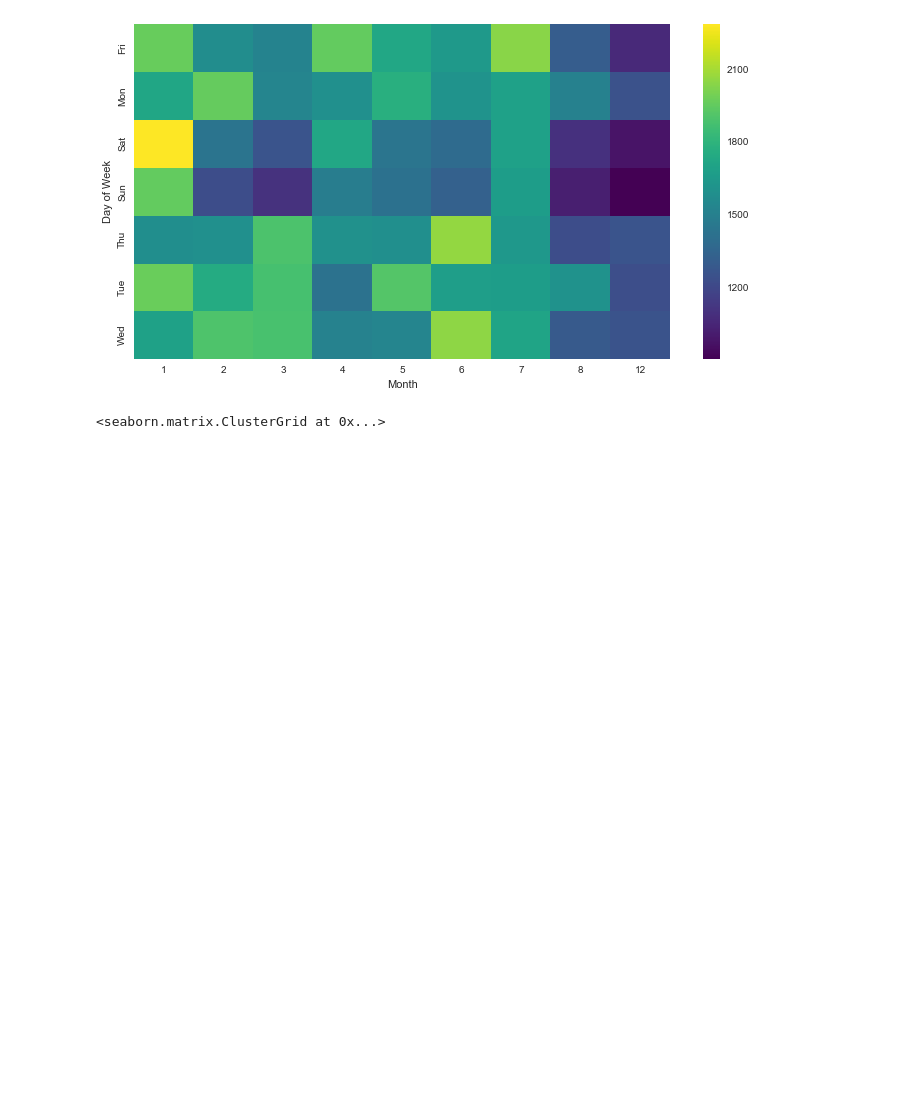
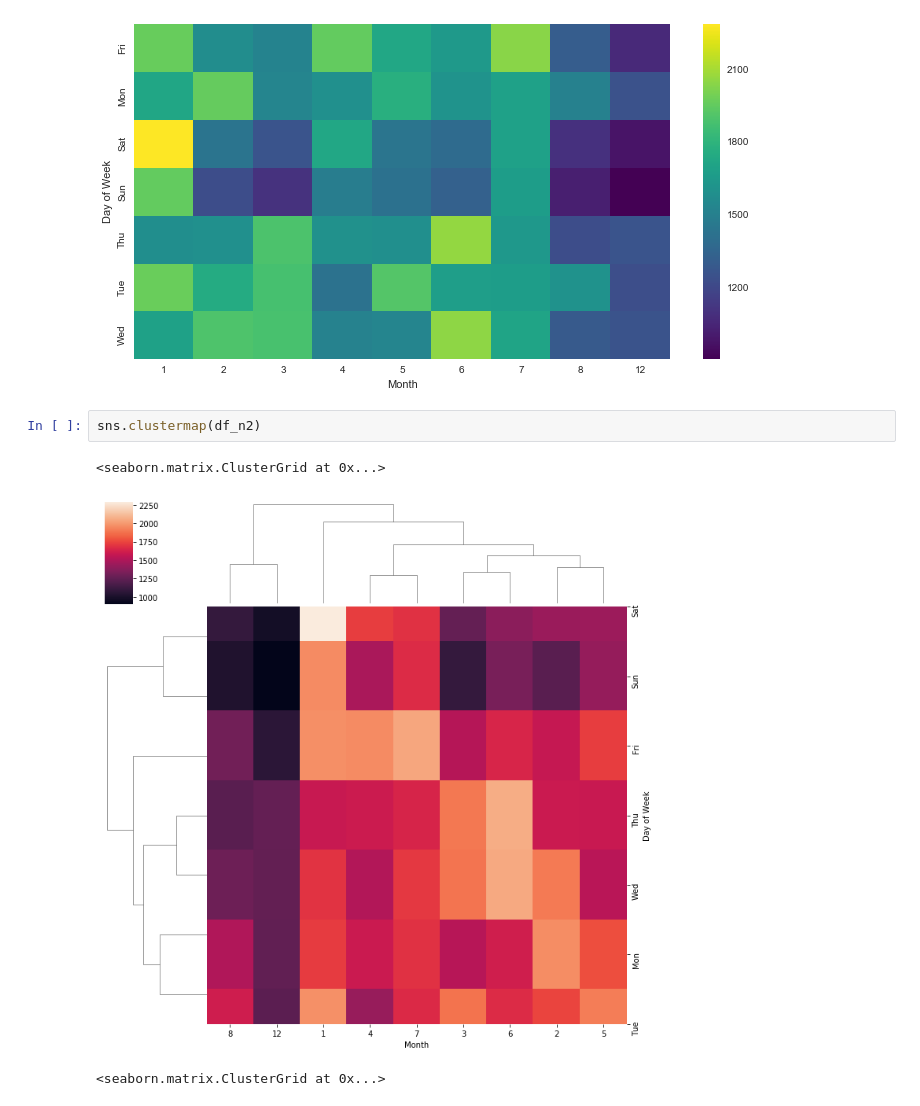
Before and after one commit to evelynchen1229/pandas, a Jupyter notebook: udemy/Refactored_Py_DS_ML_Bootcamp-master/10-Data-Capstone-Projects/01-911 Calls Data Capstone Project.ipynb, the cells around one changed output. Cells and saved outputs as stored; diff of their text form; blank space fills up the shorter version.

```diff
--- a/udemy/Refactored_Py_DS_ML_Bootcamp-master/10-Data-Capstone-Projects/01-911 Calls Data Capstone Project.ipynb
+++ b/udemy/Refactored_Py_DS_ML_Bootcamp-master/10-Data-Capstone-Projects/01-911 Calls Data Capstone Project.ipynb
@@ -369,6 +412,11 @@ ____
 # %% [output]
 <matplotlib.axes._subplots.AxesSubplot at 0x...>
 [figure]
+# %%
+sns.clustermap(df_n2)
+# %% [output]
+<seaborn.matrix.ClusterGrid at 0x...>
+[figure, added]
 # %%
 # %% [output]
 <seaborn.matrix.ClusterGrid at 0x...>
```
Also changed, not shown: parts of 9 cells of this notebook, 2 other files.
